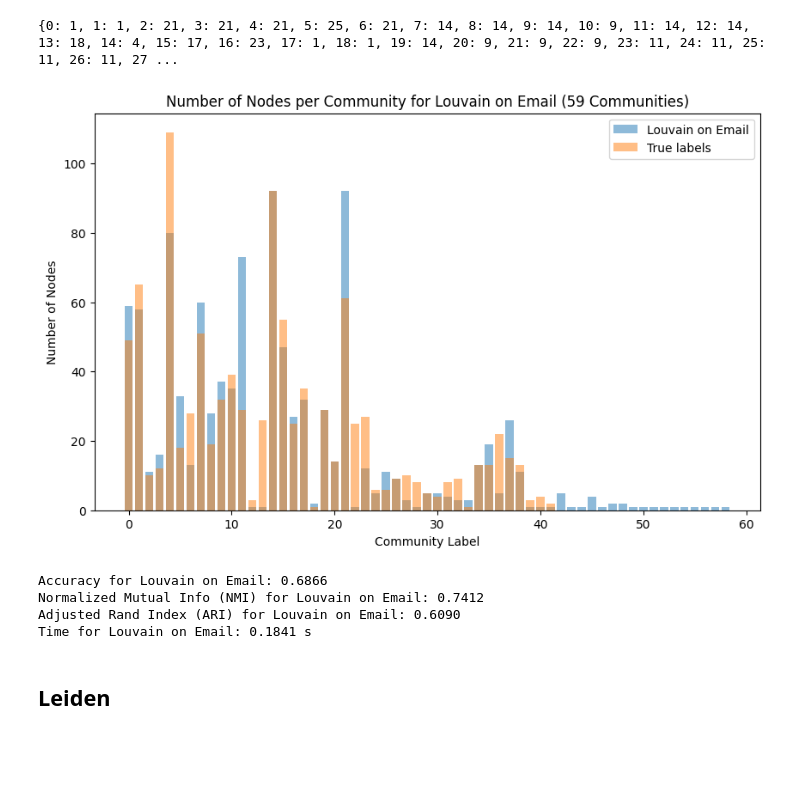
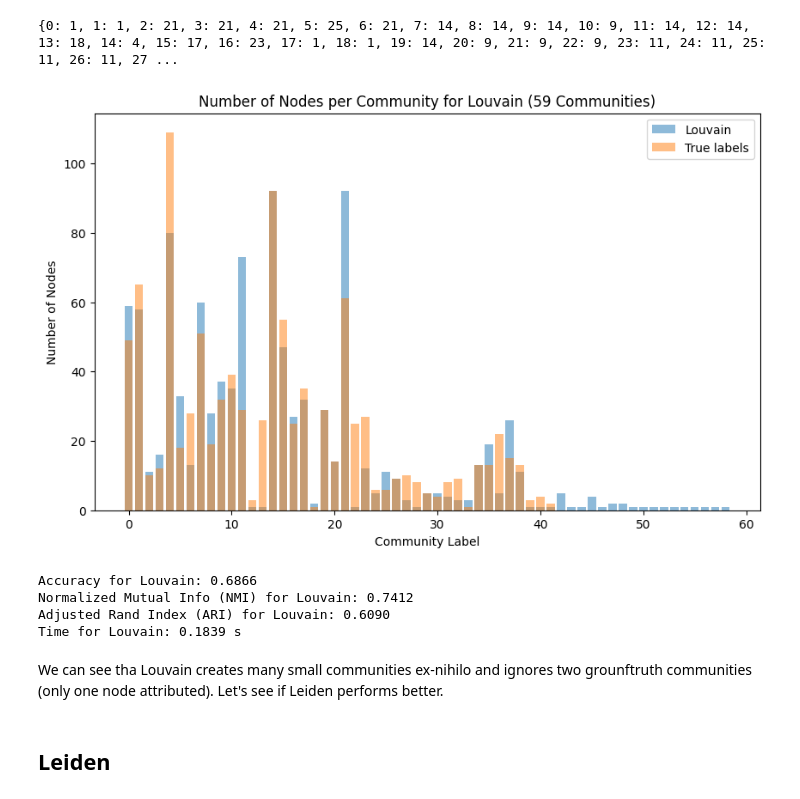
Before and after one commit to Adri4000/MLNS_project, a Jupyter notebook: email_notebook.ipynb, the cells around one changed output. Saved outputs shown, nothing was run; the diff lists cells and outputs as text; code cells hidden in the pictures; blank space fills up the shorter version.

```diff
--- a/email_notebook.ipynb
+++ b/email_notebook.ipynb
@@ -227,17 +237,19 @@ print(louvain_labels)
 # %% [output]
 {0: 1, 1: 1, 2: 21, 3: 21, 4: 21, 5: 25, 6: 21, 7: 14, 8: 14, 9: 14, 10: 9, 11: 14, 12: 14, 13: 18, 14: 4, 15: 17, 16: 23, 17: 1, 18: 1, 19: 14, 20: 9, 21: 9, 22: 9, 23: 11, 24: 11, 25: 11, 26: 11, 27 ...
 # %%
-algo_name = "Louvain on Email"
+algo_name = "Louvain"
 
 show_boxplot(louvain_labels, algo_name)
 scores(louvain_labels, algo_name)
 print(f"Time for {algo_name}: {duration:.4f} s")
 # %% [output]
-[figure, old version]
+[figure, new version]
-Accuracy for Louvain on Email: 0.6866
-Normalized Mutual Info (NMI) for Louvain on Email: 0.7412
-Adjusted Rand Index (ARI) for Louvain on Email: 0.6090
-Time for Louvain on Email: 0.1841 s
+Accuracy for Louvain: 0.6866
+Normalized Mutual Info (NMI) for Louvain: 0.7412
+Adjusted Rand Index (ARI) for Louvain: 0.6090
+Time for Louvain: 0.1839 s
+# %% [markdown]
+We can see tha Louvain creates many small communities ex-nihilo and ignores two grounftruth communities (only one node attributed). Let's see if Leiden performs better.
 # %% [markdown]
 ## Leiden
 # %%
```
Also changed, not shown: parts of 11 cells of this notebook, 1 other file.
